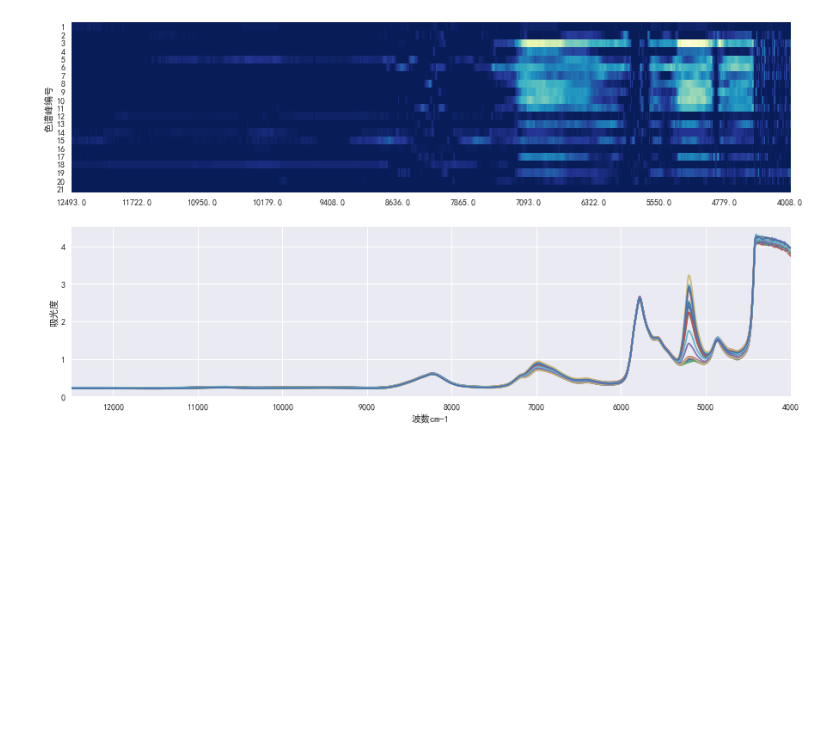
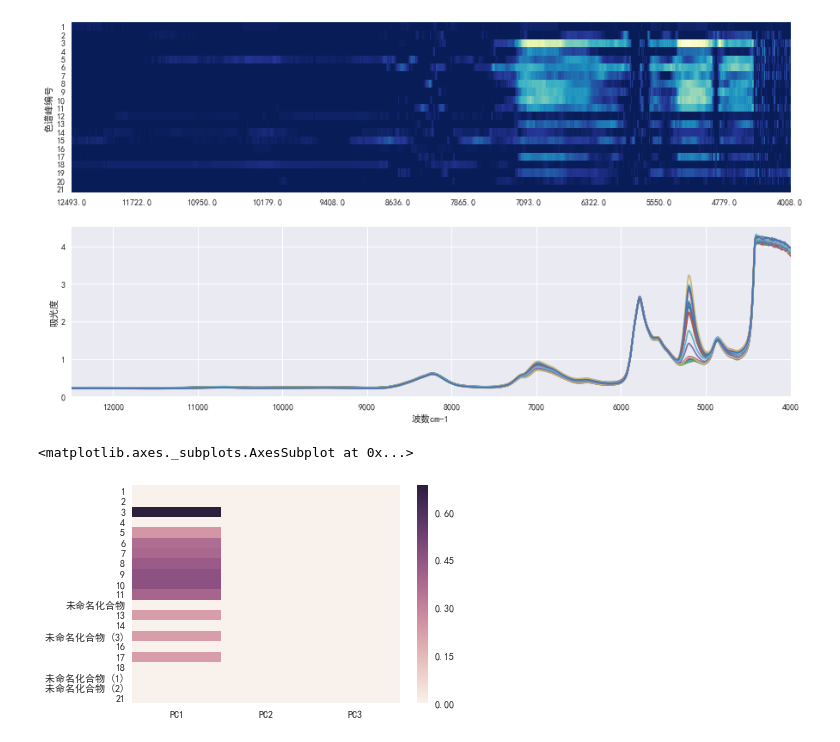
Before and after one commit to laziszaire/notebooks, a Jupyter notebook: HPLC和NIR的互信息.ipynb, the cells around one changed output. Drawn from its saved outputs; the diff is of its cells as text; code cells hidden in the pictures; blank space fills up the shorter version.

```diff
--- a/HPLC和NIR的互信息.ipynb
+++ b/HPLC和NIR的互信息.ipynb
@@ -52,0 +56,23 @@ f.savefig('NIR和IR之间的互信息.png',dpi=300)
+# %%
+pca = PCA(n_components=.99)
+_Scores = pca.fit_transform(Y)
+# %%
+def mi_pair(X, Y):
+    # X: a*b
+    # Y: m*n
+    # return: m*b
+
+    _mi = []
+    for i in range(Y.shape[1]):
+        _mi.append(mutual_info_regression(X, Y[:,i]))
+    return np.vstack(_mi)
+# %%
+mi_pca = mi_pair(_Scores, X.values)
+# %%
+mi_threshold = .2
+data = pd.DataFrame(mi_pca, index=X.columns, columns=['PC1','PC2','PC3'])
+_data = data.where(data>mi_threshold, 0)
+sns.heatmap(_data)
+# %% [output]
+<matplotlib.axes._subplots.AxesSubplot at 0x...>
+[figure, added]
```
Also changed, not shown: parts of 8 cells of this notebook, 1 other file.
